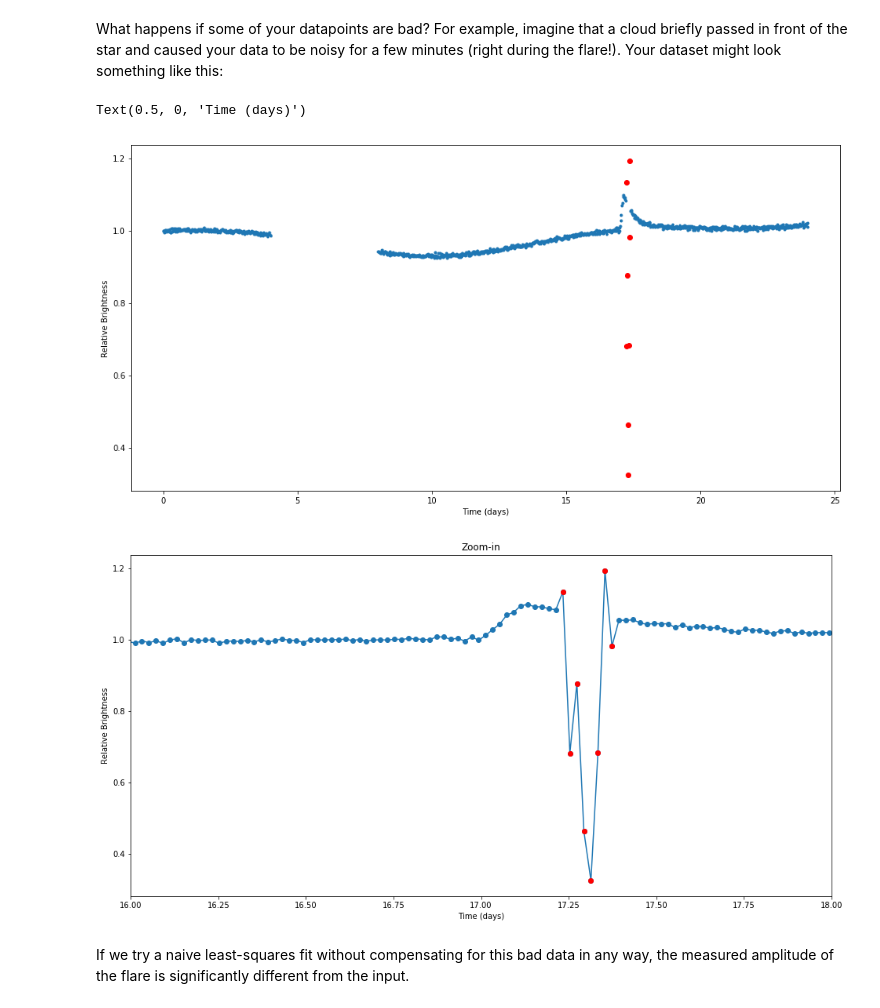
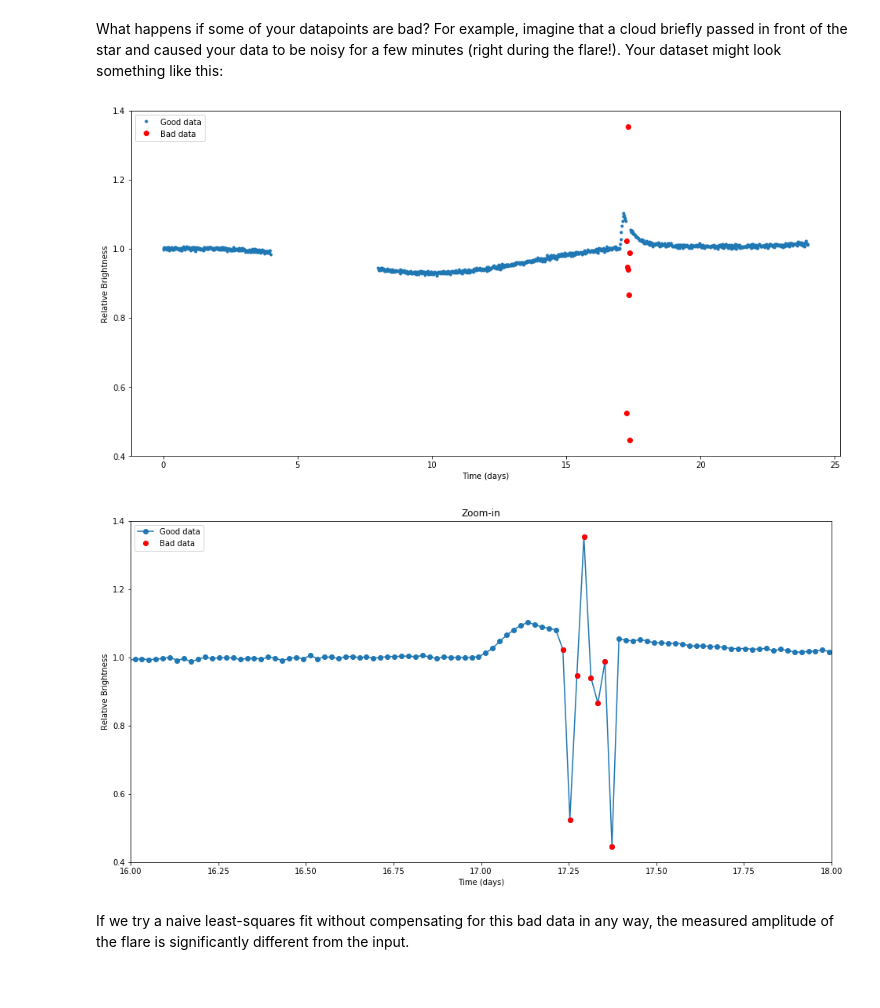
Before and after one commit to avanderburg/leastsquarestutorial, a Jupyter notebook: linearfittingtutorial.ipynb, the cells around one changed output. Saved outputs shown, nothing was run; the diff lists cells and outputs as text; code cells hidden in the pictures.

```diff
--- a/linearfittingtutorial.ipynb
+++ b/linearfittingtutorial.ipynb
@@ -270,37 +271,38 @@ t[200:] = t[200:] + 4
 f = 0.02 * np.sin(2 * np.pi * t / (13.4)) -0.05 * np.sin(2 * np.pi * t / (38.4))
 f[abs(t-17.3) > .08] = f[abs(t-17.3) > .08] + np.random.normal(1, 0.003, len(t[abs(t-17.3) > .08]))
 f[abs(t-17.3) <= .08] = f[abs(t-17.3) <= .08] + np.random.normal(.8, 0.3, len(t[abs(t-17.3) <= .08]))
 
 def flarefunction(t, starttime, amplitude, decay, risefraction):
     y = np.zeros_like(t)
     risetime = decay * risefraction
     y[np.logical_and(t>starttime, t < starttime + risetime)] = (t[np.logical_and(t>starttime, t < starttime + risetime)] - starttime) * amplitude/risetime
     y[t>starttime + risetime] = amplitude * np.exp(-1*(t[t>starttime + risetime]-starttime-risetime)/decay)
     return y
 
 flareamplitudetrue = 0.1
 
 flare = flarefunction(t, 17, flareamplitudetrue, .4, .3)
 f = f + flare
 
 
 fig, ax = plt.subplots(figsize=(16, 8))
 plt.plot(t, f,'.', label = 'Good data')
 plt.plot(t[abs(t-17.3) <= .08], f[abs(t-17.3) <= .08], 'or', label='Bad data')
 
 ax.set_ylabel('Relative Brightness')
 ax.set_xlabel('Time (days)')
+l=plt.legend(loc=2)
 fig, ax = plt.subplots(figsize=(16, 8))
 plt.plot(t, f,'o-', label = 'Good data')
 plt.plot(t[abs(t-17.3) <= .08], f[abs(t-17.3) <= .08], 'or', label='Bad data')
 plt.xlim(16, 18)
 plt.title('Zoom-in')
 ax.set_ylabel('Relative Brightness')
-ax.set_xlabel('Time (days)')
+ax.set_xlabel('Time (days)');
+l=plt.legend(loc=2)
 # %% [output]
-Text(0.5, 0, 'Time (days)')
-[figure, old version]
+[figure, new version]
-[figure, old version]
+[figure, new version]
 # %% [markdown]
 If we try a naive least-squares fit without compensating for this bad data in any way, the measured amplitude of the flare is significantly different from the input.
 # %%
```
Also changed, not shown: parts of 15 cells of this notebook.
